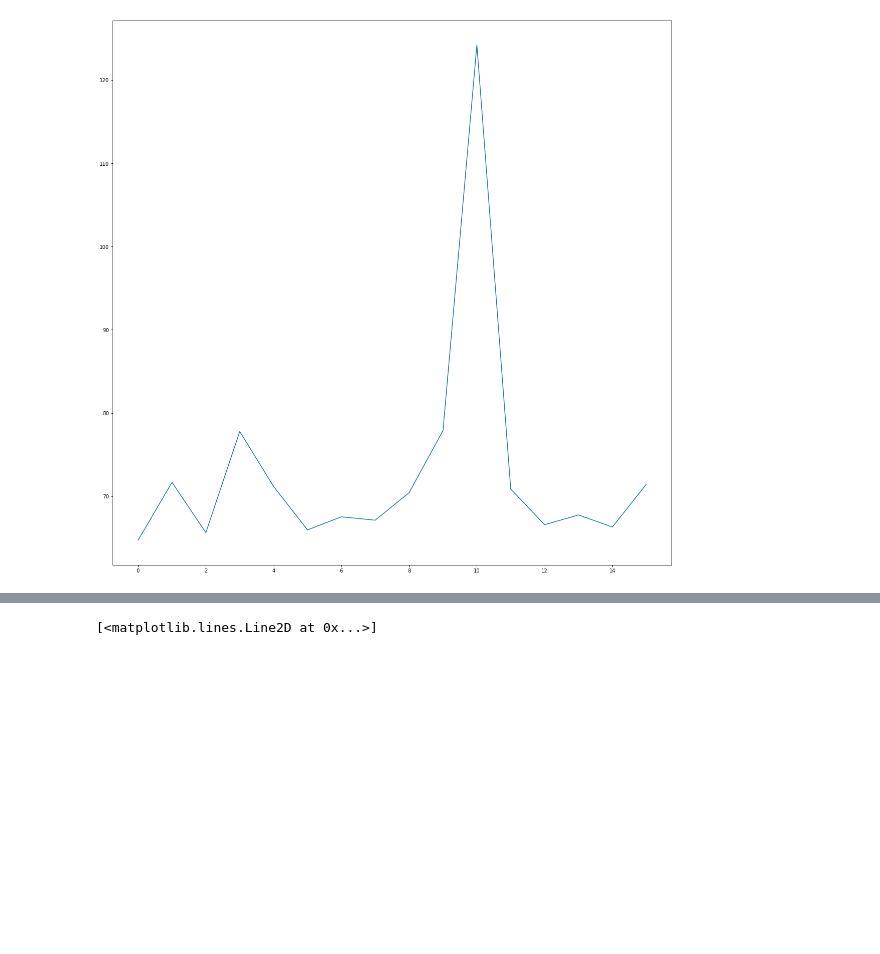
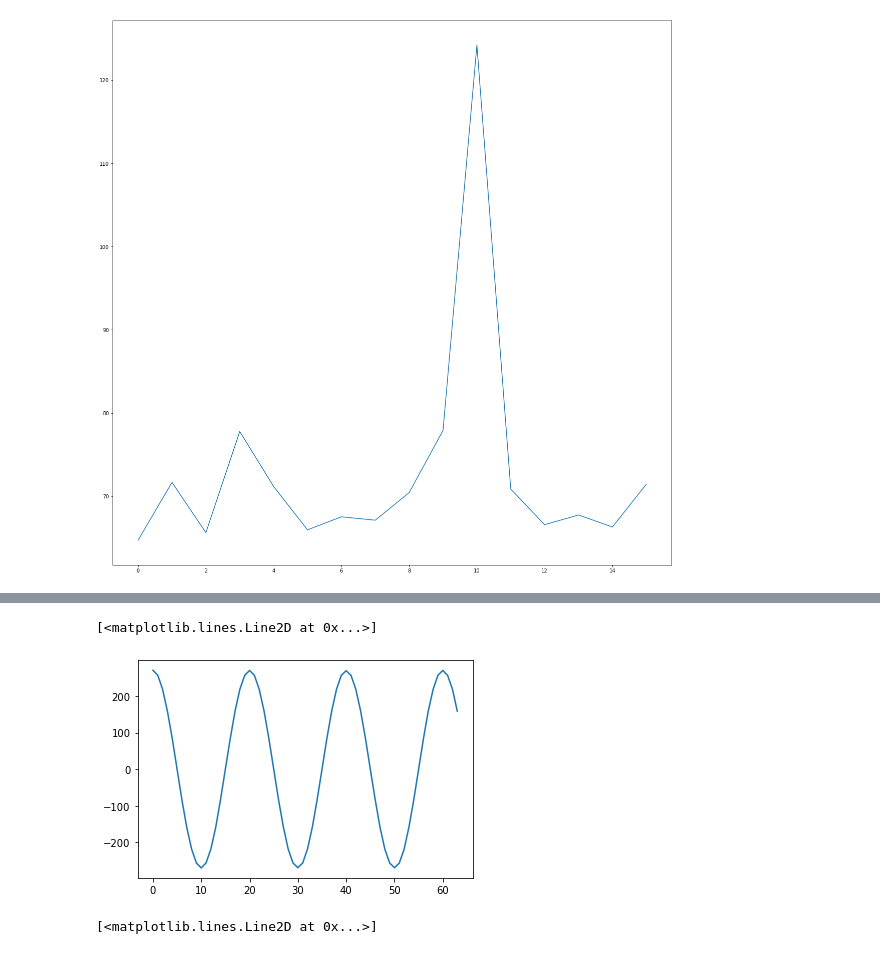
Before and after one commit to astrojhgu/csp_channelizer, a Jupyter notebook: plot.ipynb, the cells around one changed output, grey strips where cells are left out. Saved outputs shown, nothing was run; the diff lists cells and outputs as text; code cells hidden in the pictures; blank space fills up the shorter version.

Commit message:
modified:   main.cu 	modified:   plot.ipynb 	modified:   scan_freq.cu

```diff
--- a/plot.ipynb
+++ b/plot.ipynb
@@ -23,3 +37,8 @@ shifted=np.fromfile("shifted.bin", dtype=np.complex64).reshape((88, -1))
+# %%
+plt.plot(np.real(shifted[0,:64]))
+# %% [output]
+[<matplotlib.lines.Line2D at 0x...>]
+[figure, added]
 # %%
 plt.plot(np.imag(shifted[0,:1024]))
 # %% [output]
```
Also changed, not shown: parts of 5 cells of this notebook, 2 other files.
